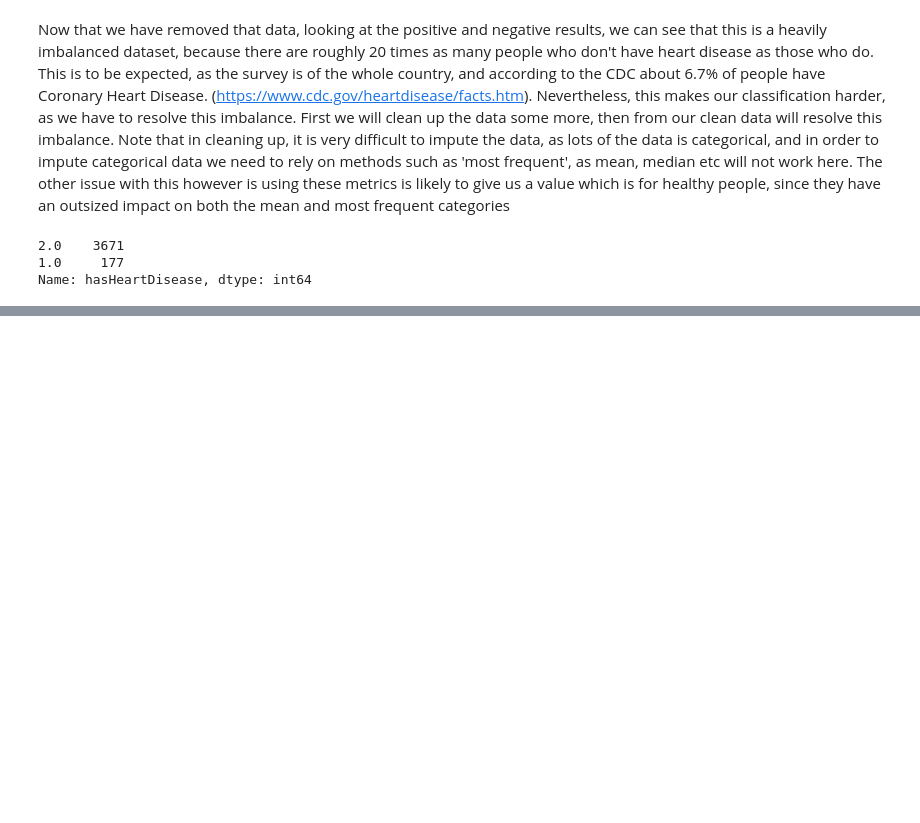
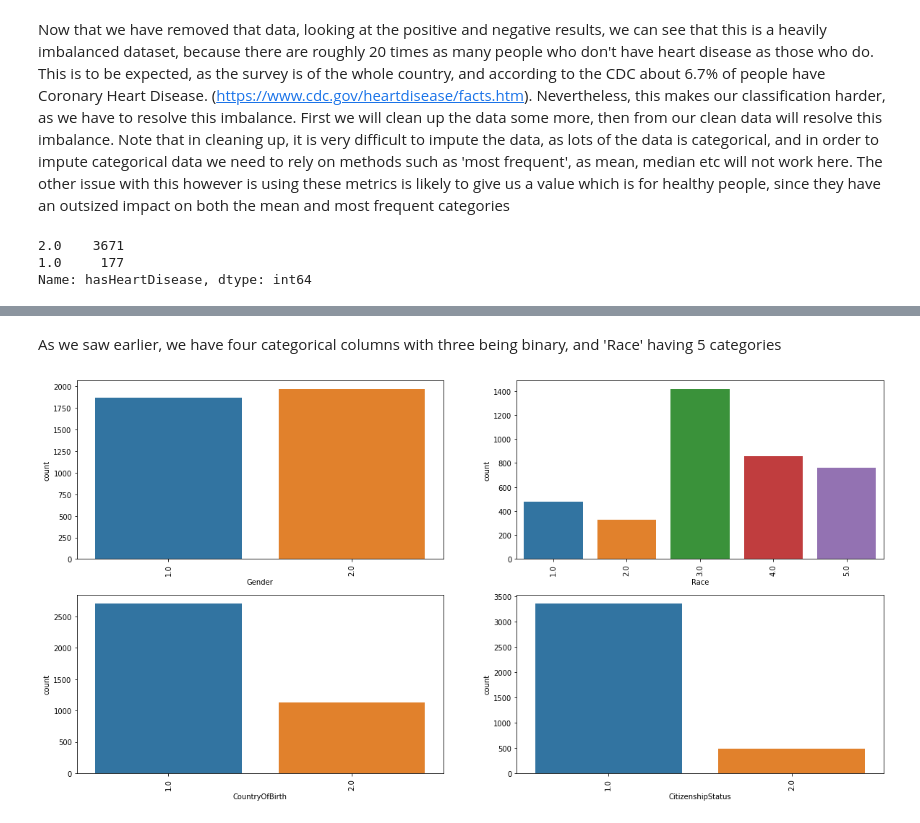
Before and after one commit to DMarshallDeveloper/HeartDiseaseClassifier, a Jupyter notebook: DATA301ProjectPhase2.ipynb, the cells around one changed output, grey strips where cells are left out. Cells and saved outputs as stored; diff of their text form; code cells hidden in the pictures; blank space fills up the shorter version.

```diff
--- a/DATA301ProjectPhase2.ipynb
+++ b/DATA301ProjectPhase2.ipynb
@@ -390,0 +468,10 @@ After this we can see that the dataset is much more balanced now, and we are fin
+# %% [markdown]
+As we saw earlier, we have four categorical columns with three being binary, and 'Race' having 5 categories
+# %%
+fig, ax = plt.subplots(2, 2, figsize=(20, 10))
+for variable, subplot in zip(categorical, ax.flatten()):
+    sns.countplot(x=joined_dataset6[variable], ax=subplot)
+    for label in subplot.get_xticklabels():
+        label.set_rotation(90)
+# %% [output]
+[figure, added]
```
Also changed, not shown: parts of 61 cells of this notebook.
